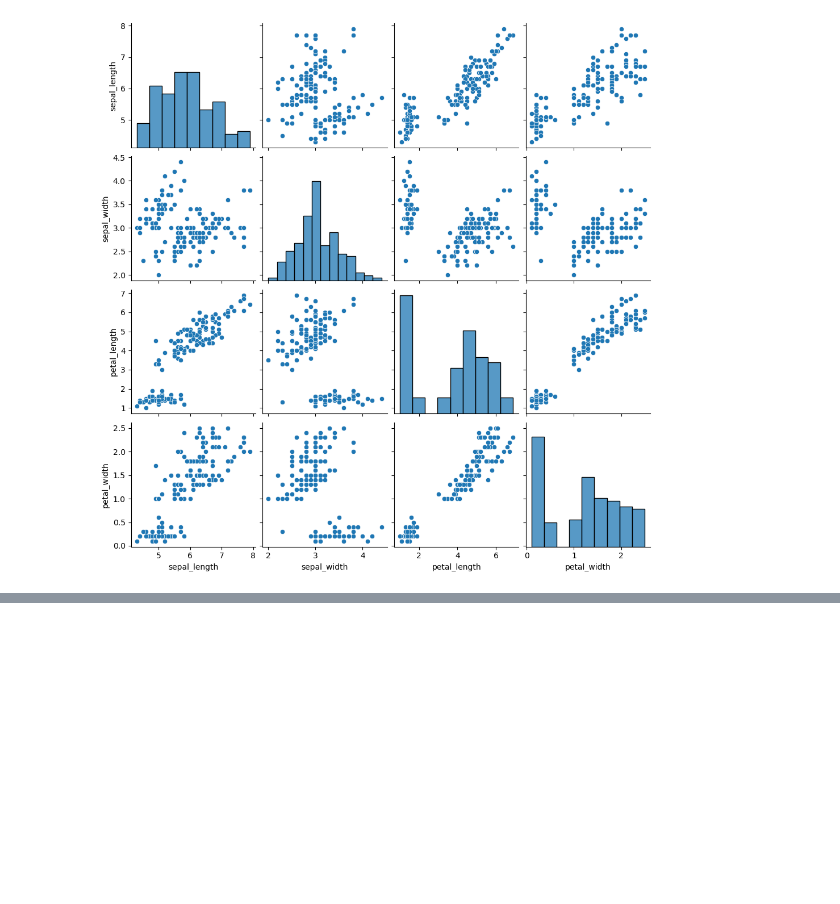
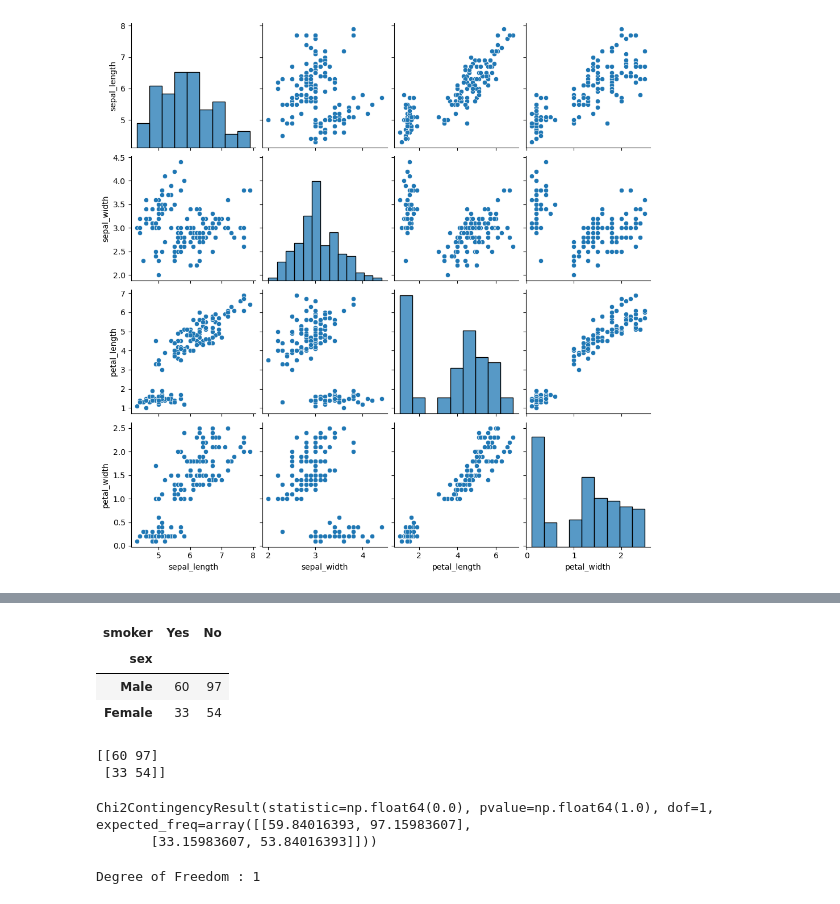
Before and after one commit to miaz-rahaman/ML_Practice, a Jupyter notebook: Hypothesisi_Testing.ipynb, the cells around one changed output, grey strips where cells are left out. Saved outputs shown, nothing was run; the diff lists cells and outputs as text; code cells hidden in the pictures; blank space fills up the shorter version.

```diff
--- a/Hypothesisi_Testing.ipynb
+++ b/Hypothesisi_Testing.ipynb
@@ -163,0 +183,5 @@ sns.pairplot(df)
+# %%
+# Now let us take 2 catagorial features for the process
+dft=pd.crosstab(df['sex'],df['smoker']) # crosstab helps in creatring a table using these 2 features
+dft
+# %% [output]
@@ -163,0 +189,18 @@ sns.pairplot(df)
+| smoker | Yes | No |
+| sex |  |  |
+| Male | 60 | 97 |
+| Female | 33 | 54 |
+# %%
+# the above output is observed values of the 2 features
+# now we use chi square contigency
+obv=dft.values
+print(obv)
+val=stat.chi2_contingency(dft)
+# %% [output]
+[[60 97]
+ [33 54]]
+# %%
+val
+# %% [output]
+Chi2ContingencyResult(statistic=np.float64(0.0), pvalue=np.float64(1.0), dof=1, expected_freq=array([[59.84016393, 97.15983607],
+       [33.15983607, 53.84016393]]))
@@ -163,0 +209,8 @@ sns.pairplot(df)
+# %%
+row=len(dft.iloc[0:2,0])
+col=len(dft.iloc[0,0:2])
+dig=(row-1)*(col-1)
+print('Degree of Freedom :',dig)
+alpha=0.05
+# %% [output]
+Degree of Freedom : 1
```
Also changed, not shown: parts of 13 cells of this notebook.
